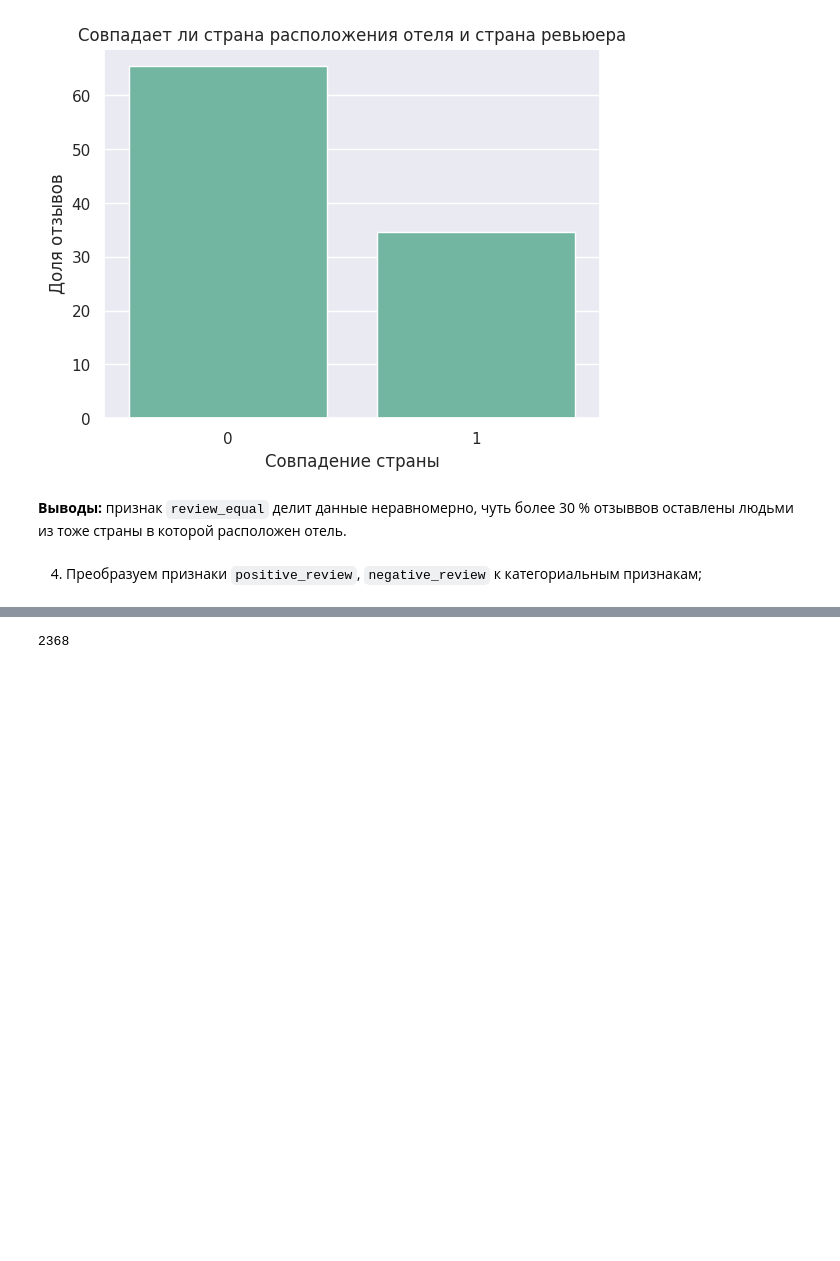
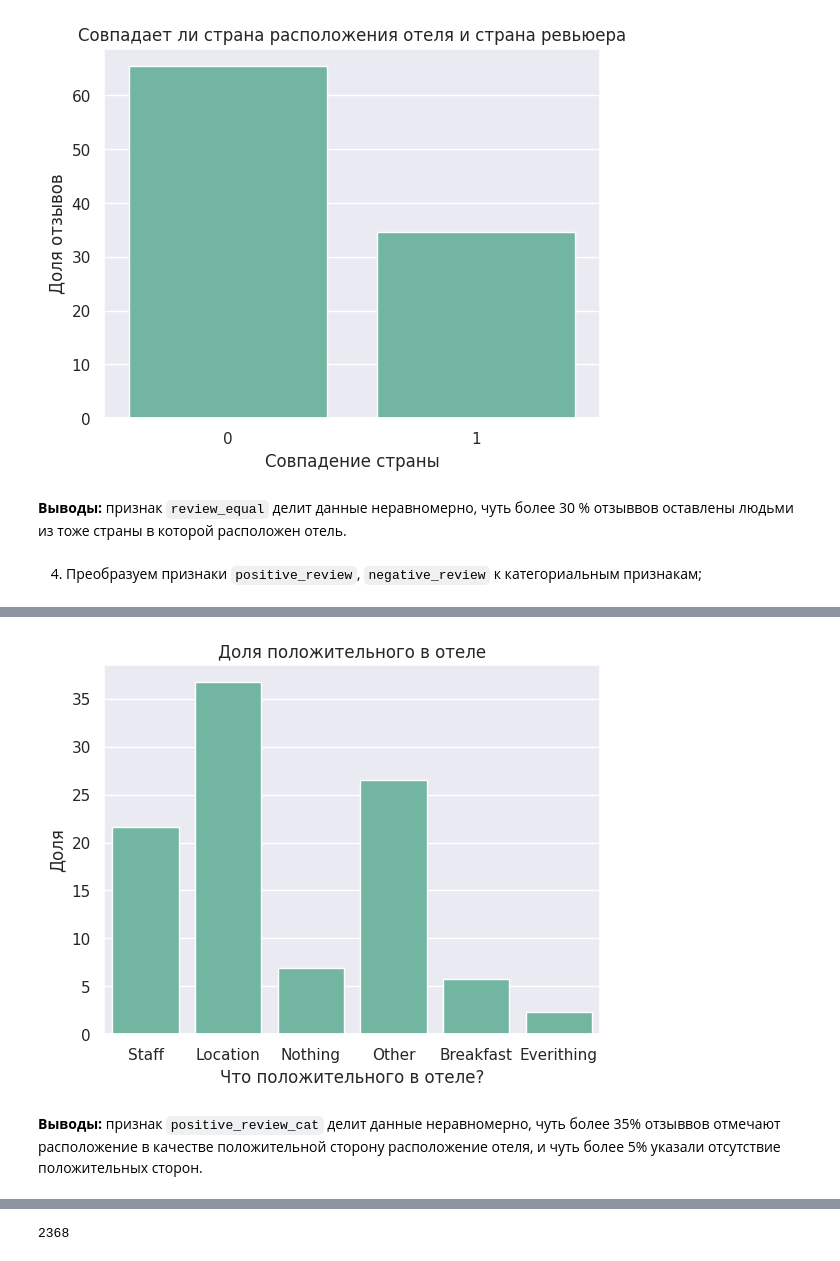
Before and after one commit to AntonYurkovskiy/Project_3_EDA_FE_BookingHotelsRating, a Jupyter notebook: EDA_Project_3_model.ipynb, the cells around one changed output, grey strips where cells are left out. Drawn from its saved outputs; the diff is of its cells as text; code cells hidden in the pictures; blank space fills up the shorter version.

Commit message:
handled to cat. feature positive/negative reviews eda 5/6

```diff
--- a/EDA_Project_3_model.ipynb
+++ b/EDA_Project_3_model.ipynb
@@ -267,3 +314,6 @@ plt.show()
 hotels_copy.to_csv('data/hotels_eda3.csv')
 # %% [markdown]
 4. Преобразуем признаки `positive_review`, `negative_review` к категориальным признакам;
+# %%
+hotels_copy['positive_review_cat'] = hotels_copy['positive_review'].apply(get_positive_cat)
+hotels_copy['positive_review_cat'].value_counts()
@@ -269,0 +329,11 @@ hotels_copy.to_csv('data/hotels_eda3.csv')
+# %%
+# визуализируем
+ax = sns.countplot(hotels_copy, x="positive_review_cat", stat='percent')
+ax.set(xlabel='Что положительного в отеле?', ylabel='Доля')
+plt.title('Доля положительного в отеле')
+# plt.xticks(rotation=45)
+plt.show()
+# %% [output]
+[figure, added]
+# %% [markdown]
+**Выводы:** признак `positive_review_cat` делит данные неравномерно, чуть более 35% отзыввов отмечают расположение в качестве положительной сторону расположение отеля, и чуть более 5% указали отсутствие положительных сторон.
```
Also changed, not shown: parts of 6 cells of this notebook.
